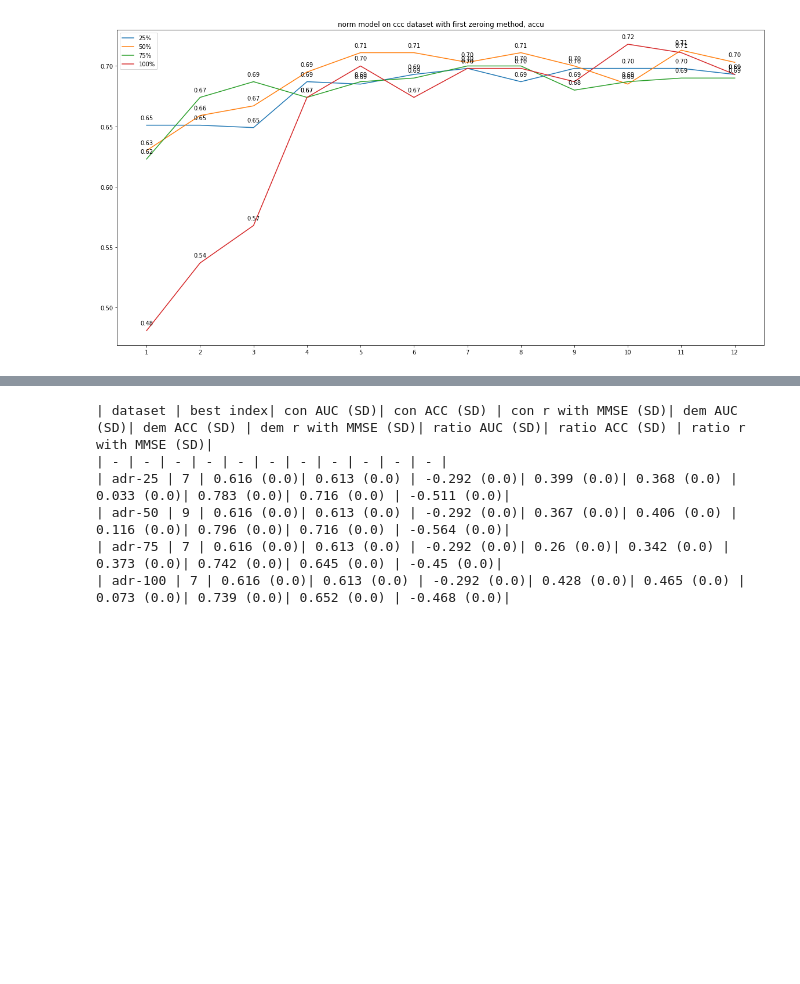
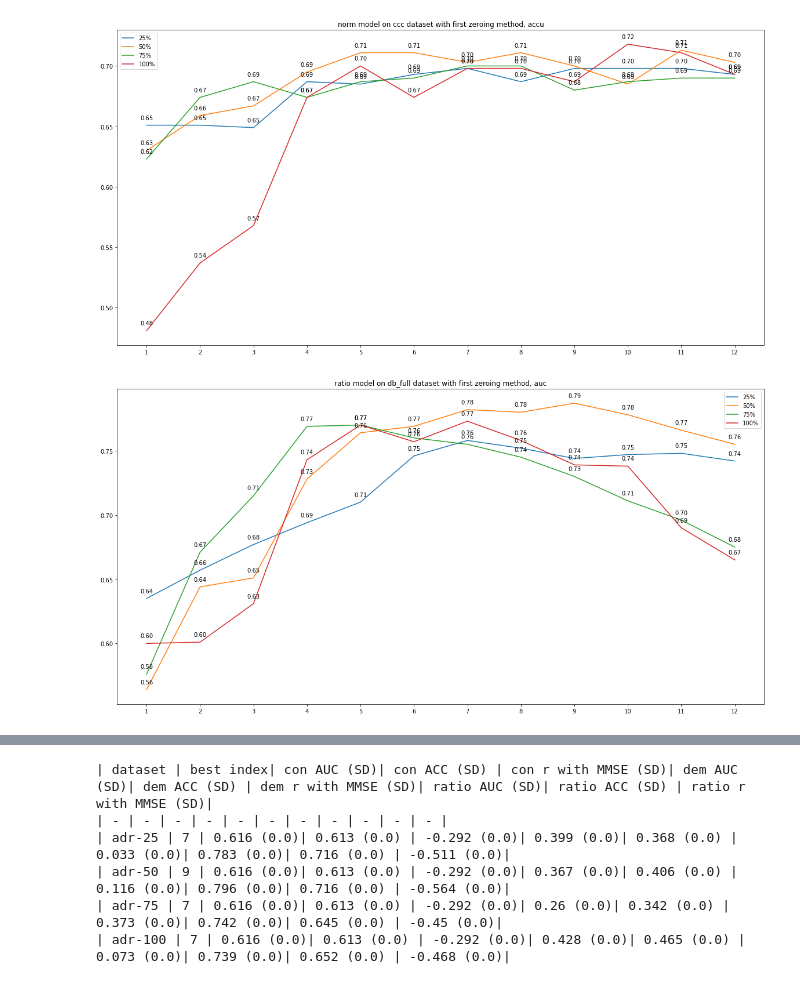
Before and after one commit to LinguisticAnomalies/hammer-nets, a Jupyter notebook: results/notebooks/across-share.ipynb, the cells around one changed output, grey strips where cells are left out. Drawn from its saved outputs; the diff is of its cells as text; code cells hidden in the pictures; blank space fills up the shorter version.

Commit message:
update with db full eval results

```diff
--- a/results/notebooks/across-share.ipynb
+++ b/results/notebooks/across-share.ipynb
@@ -148,3 +148,7 @@ make_plots_across_share("ccc", "first", "norm", "auc")
 make_plots_across_share("ccc", "first", "norm", "accu")
 # %% [output]
 [figure]
+# %%
+make_plots_across_share("db_full", "first", "ratio", "auc")
+# %% [output]
+[figure, added]
```
Also changed, not shown: parts of 2 cells of this notebook, 6 other files.
